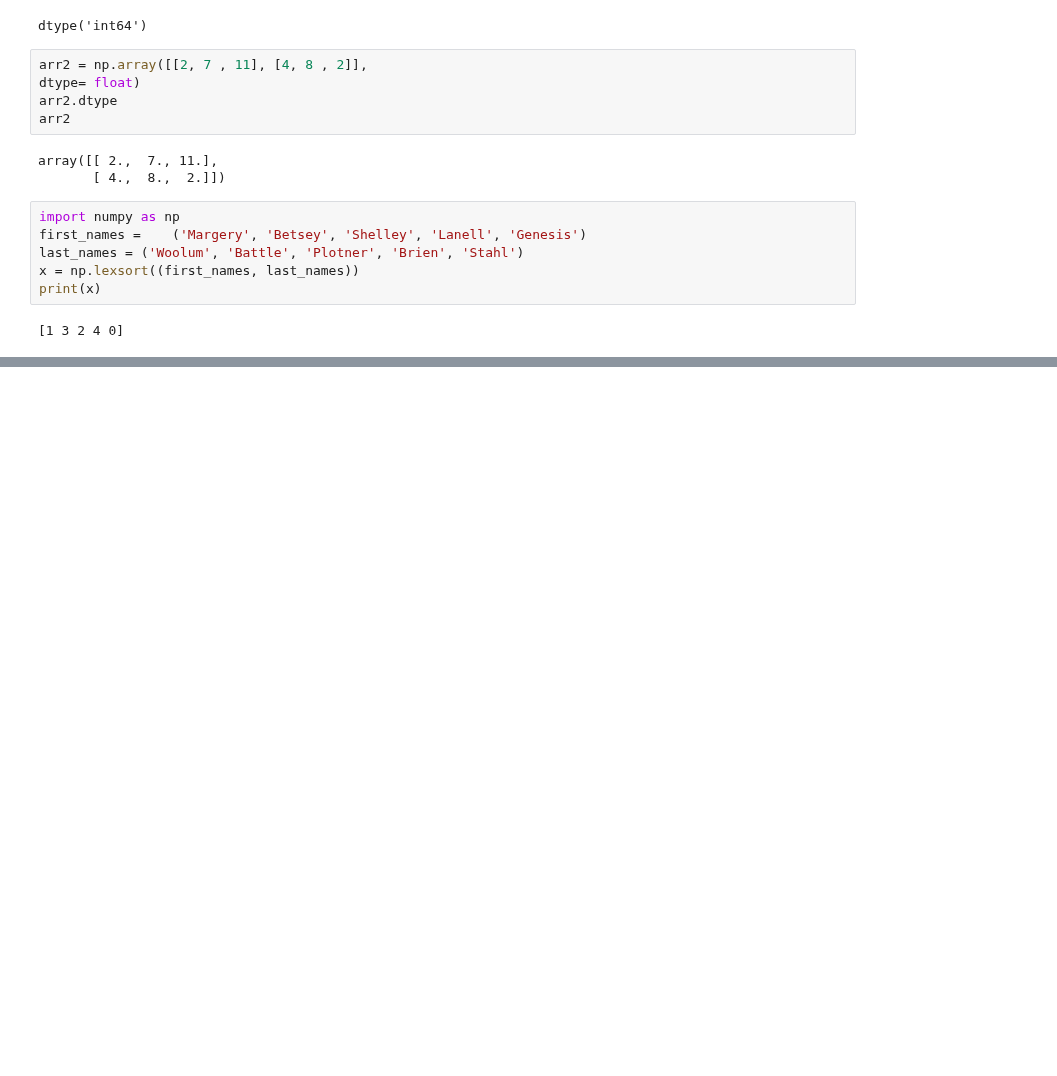
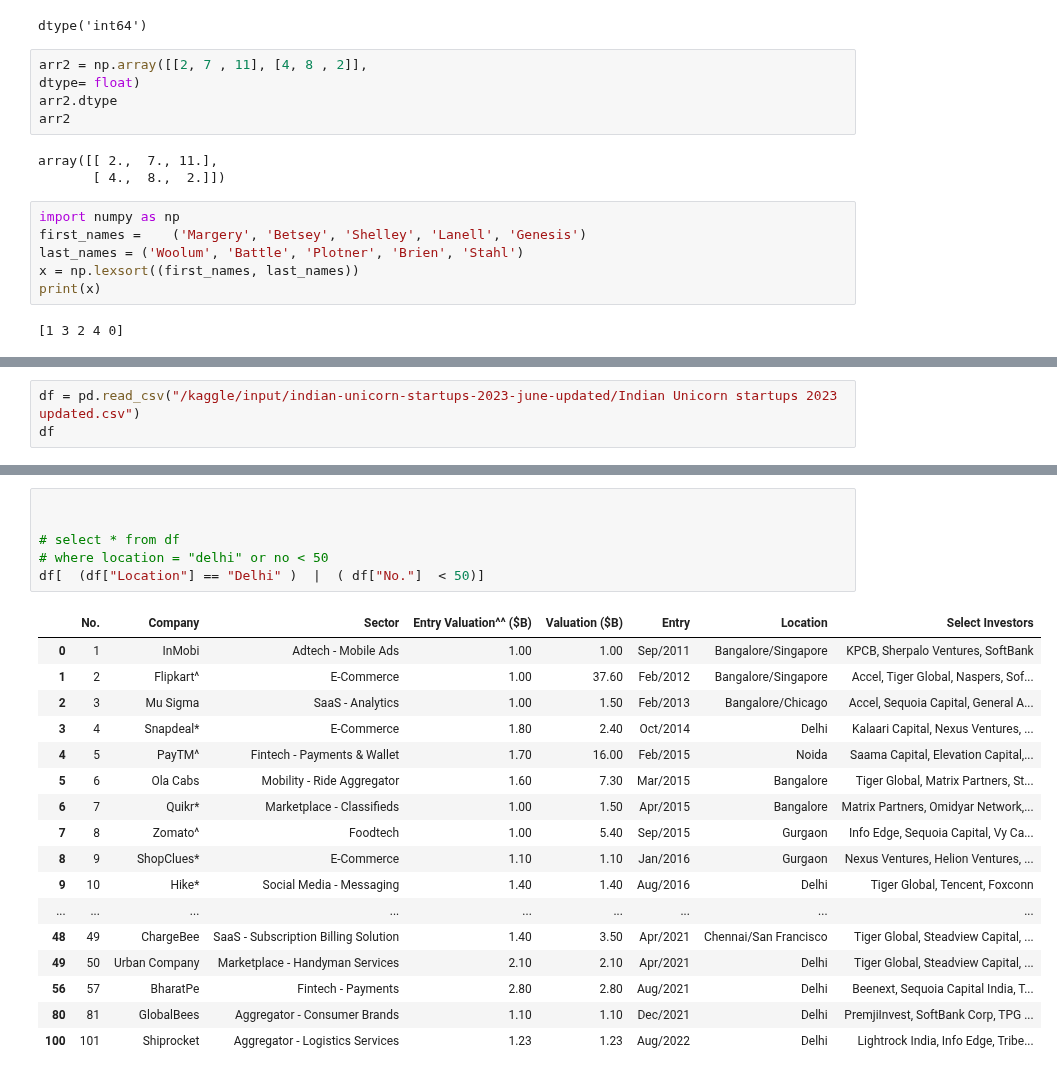
Before and after one commit to MlvPrasadOfficial/kaggle_notebooks, a Jupyter notebook: teach-oct16-python.ipynb, the cells around one changed output, grey strips where cells are left out. Saved outputs shown, nothing was run; the diff lists cells and outputs as text; blank space fills up the shorter version.

Commit message:
Kaggle Notebook | teach oct16 python | Version 25

```diff
--- a/teach-oct16-python.ipynb
+++ b/teach-oct16-python.ipynb
@@ -2716,0 +2735,3 @@ print(x)
+# %%
+df = pd.read_csv("/kaggle/input/indian-unicorn-startups-2023-june-updated/Indian Unicorn startups 2023 updated.csv")
+df
@@ -2716,0 +2898,24 @@ print(x)
+# %%
+
+
+# select * from df
+# where location = "delhi" or no < 50
+df[  (df["Location"] == "Delhi" )  |  ( df["No."]  < 50)]
+# %% [output]
+|  | No. | Company | Sector | Entry Valuation^^ ($B) | Valuation ($B) | Entry | Location | Select Investors |
+| 0 | 1 | InMobi | Adtech - Mobile Ads | 1.00 | 1.00 | Sep/2011 | Bangalore/Singapore | KPCB, Sherpalo Ventures, SoftBank |
+| 1 | 2 | Flipkart^ | E-Commerce | 1.00 | 37.60 | Feb/2012 | Bangalore/Singapore | Accel, Tiger Global, Naspers, Sof... |
+| 2 | 3 | Mu Sigma | SaaS - Analytics | 1.00 | 1.50 | Feb/2013 | Bangalore/Chicago | Accel, Sequoia Capital, General A... |
+| 3 | 4 | Snapdeal* | E-Commerce | 1.80 | 2.40 | Oct/2014 | Delhi | Kalaari Capital, Nexus Ventures, ... |
+| 4 | 5 | PayTM^ | Fintech - Payments & Wallet | 1.70 | 16.00 | Feb/2015 | Noida | Saama Capital, Elevation Capital,... |
+| 5 | 6 | Ola Cabs | Mobility - Ride Aggregator | 1.60 | 7.30 | Mar/2015 | Bangalore | Tiger Global, Matrix Partners, St... |
+| 6 | 7 | Quikr* | Marketplace - Classifieds | 1.00 | 1.50 | Apr/2015 | Bangalore | Matrix Partners, Omidyar Network,... |
+| 7 | 8 | Zomato^ | Foodtech | 1.00 | 5.40 | Sep/2015 | Gurgaon | Info Edge, Sequoia Capital, Vy Ca... |
+| 8 | 9 | ShopClues* | E-Commerce | 1.10 | 1.10 | Jan/2016 | Gurgaon | Nexus Ventures, Helion Ventures, ... |
+| 9 | 10 | Hike* | Social Media - Messaging | 1.40 | 1.40 | Aug/2016 | Delhi | Tiger Global, Tencent, Foxconn |
+| ... | ... | ... | ... | ... | ... | ... | ... | ... |
+| 48 | 49 | ChargeBee | SaaS - Subscription Billing Solution | 1.40 | 3.50 | Apr/2021 | Chennai/San Francisco | Tiger Global, Steadview Capital, ... |
+| 49 | 50 | Urban Company | Marketplace - Handyman Services | 2.10 | 2.10 | Apr/2021 | Delhi | Tiger Global, Steadview Capital, ... |
+| 56 | 57 | BharatPe | Fintech - Payments | 2.80 | 2.80 | Aug/2021 | Delhi | Beenext, Sequoia Capital India, T... |
+| 80 | 81 | GlobalBees | Aggregator - Consumer Brands | 1.10 | 1.10 | Dec/2021 | Delhi | PremjiInvest, SoftBank Corp, TPG ... |
+| 100 | 101 | Shiprocket | Aggregator - Logistics Services | 1.23 | 1.23 | Aug/2022 | Delhi | Lightrock India, Info Edge, Tribe... |
```
Also changed, not shown: parts of 87 cells of this notebook.
